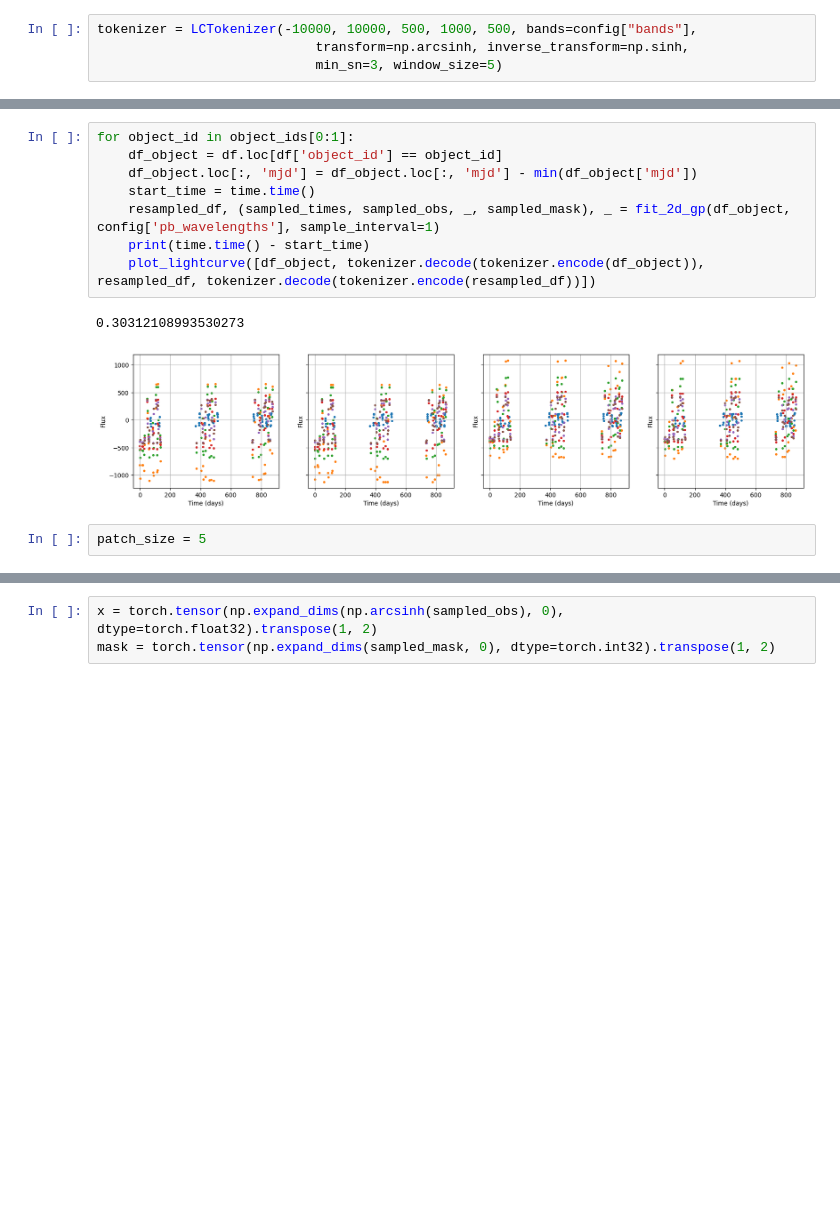
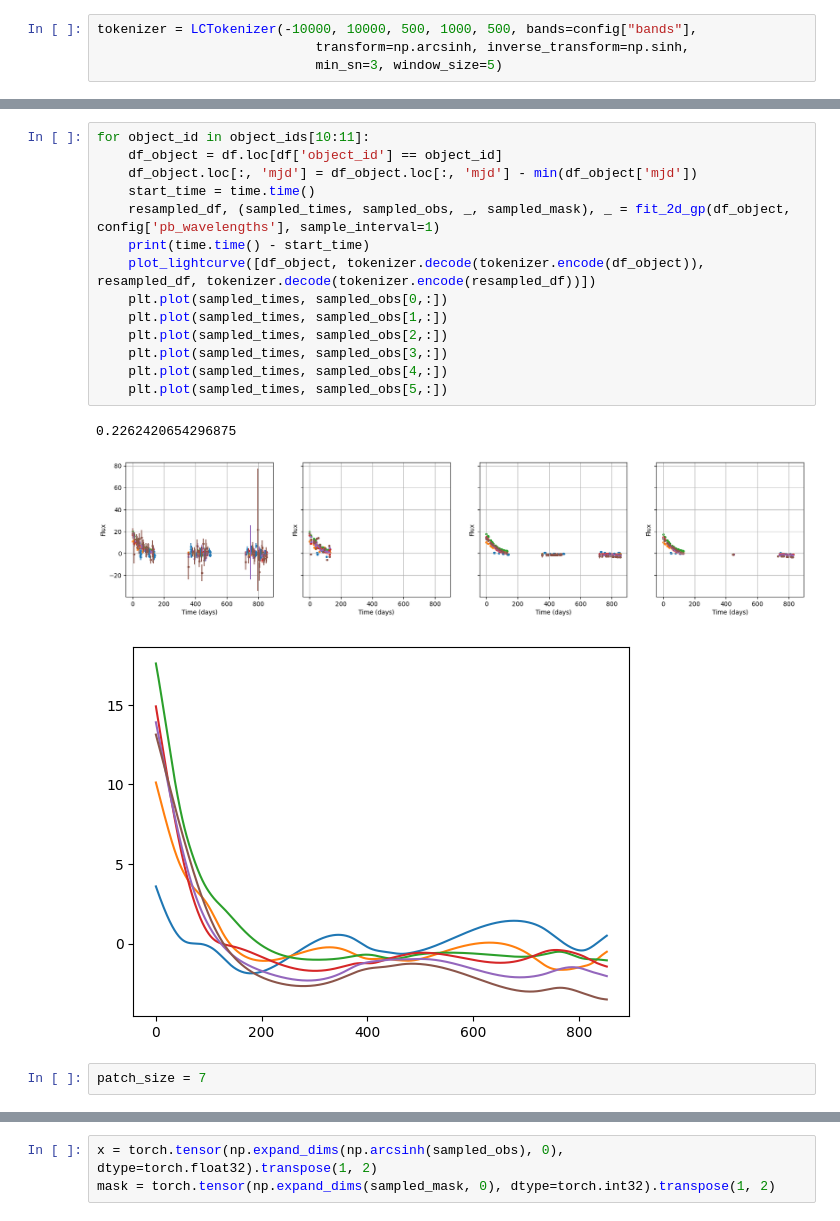
Before and after one commit to adammoss/gpt-ts, a Jupyter notebook: tokenizer.ipynb, the cells around one changed output, grey strips where cells are left out. Cells and saved outputs as stored; diff of their text form; blank space fills up the shorter version.

```diff
--- a/tokenizer.ipynb
+++ b/tokenizer.ipynb
@@ -32,16 +32,23 @@ print(time.time() - start_time)
 # %%
-for object_id in object_ids[0:1]:
+for object_id in object_ids[10:11]:
     df_object = df.loc[df['object_id'] == object_id]
     df_object.loc[:, 'mjd'] = df_object.loc[:, 'mjd'] - min(df_object['mjd'])
     start_time = time.time()
     resampled_df, (sampled_times, sampled_obs, _, sampled_mask), _ = fit_2d_gp(df_object, config['pb_wavelengths'], sample_interval=1)
     print(time.time() - start_time)
     plot_lightcurve([df_object, tokenizer.decode(tokenizer.encode(df_object)), resampled_df, tokenizer.decode(tokenizer.encode(resampled_df))])
+    plt.plot(sampled_times, sampled_obs[0,:])
+    plt.plot(sampled_times, sampled_obs[1,:])
+    plt.plot(sampled_times, sampled_obs[2,:])
+    plt.plot(sampled_times, sampled_obs[3,:])
+    plt.plot(sampled_times, sampled_obs[4,:])
+    plt.plot(sampled_times, sampled_obs[5,:])
 # %% [output]
-0.30312108993530273
+0.2262420654296875
-[figure, old version]
+[figure, new version]
+[figure, added]
 # %%
-patch_size = 5
+patch_size = 7
 # %%
 for i in range(10):
     fig, axes = plt.subplots(1,2, figsize=(6,3))
```
Also changed, not shown: parts of 11 cells of this notebook, 3 other files.
